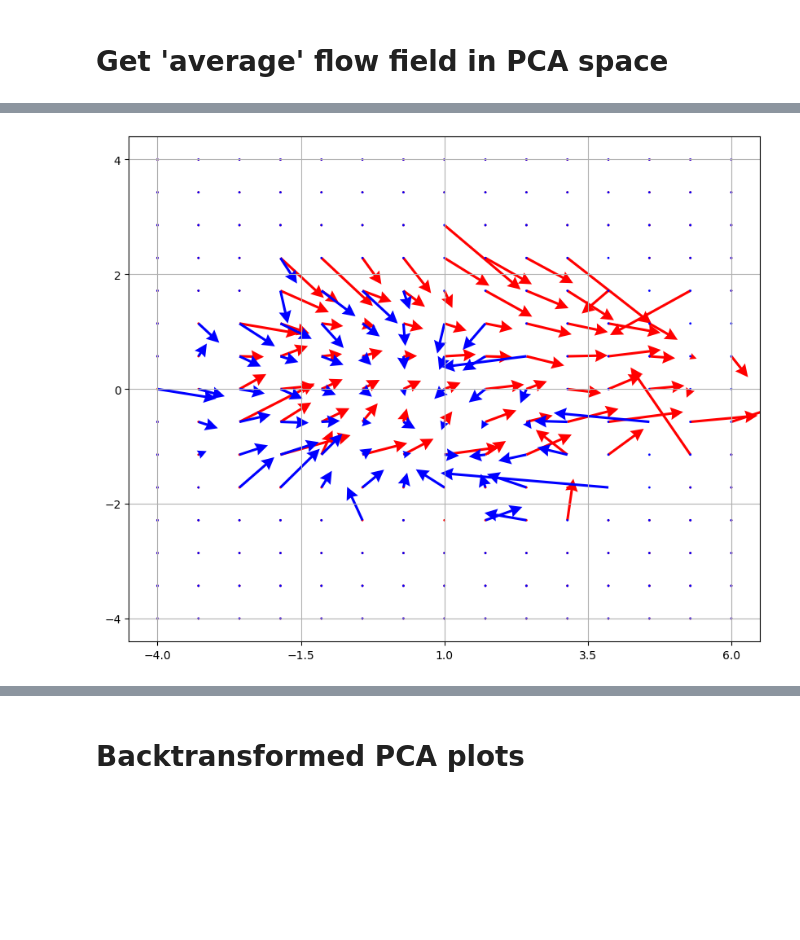
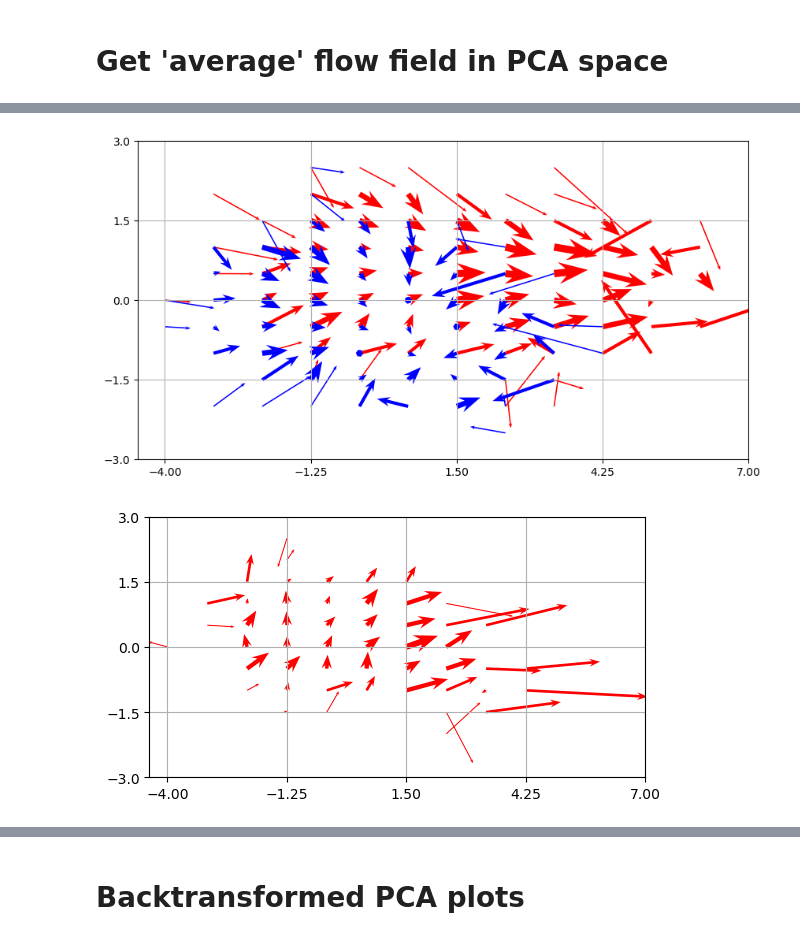
Before and after one commit to xies/mouse_skin_size_control, a Jupyter notebook: 2025_lineage_analysis/morphometrics/visualize_PCA_space.ipynb, the cells around one changed output, grey strips where cells are left out. Saved outputs shown, nothing was run; the diff lists cells and outputs as text; code cells hidden in the pictures; blank space fills up the shorter version.

Commit message:
updateing trajectroy visualization

```diff
--- a/2025_lineage_analysis/morphometrics/visualize_PCA_space.ipynb
+++ b/2025_lineage_analysis/morphometrics/visualize_PCA_space.ipynb
@@ -146,44 +241,58 @@ Type:      function
 # %%
 from visualization import plot_trajectory_as_streamlines
 
 fate_known = basals[basals['Fate known','Meta']]
 born_and_fate_known = fate_known[fate_known['Born','Meta']]
 will_divide = fate_known[fate_known['Will divide','Meta']]
 will_diff = fate_known[fate_known['Will differentiate','Meta']]
 
 # Get grid
 
 k = 0; k_name = f'PC{k}'; k_fieldname=f'shcoeff_{k_name}';
 l = 5; l_name = f'PC{l}'; l_fieldname=f'shcoeff_{l_name}';
 
-Xlim = [-4,6]; Nx = 15
-Ylim = [-4,4]; Ny = 15
-Xgrid = np.linspace(-4,6,5)
-Ygrid = np.linspace(-4,4,5)
+Xlim = [-4,7]; Nx = 13
+Ylim = [-3,3]; Ny = 13
+Xgrid = np.linspace(-4,7,5)
+Ygrid = np.linspace(-3,3,5)
 
 plt.figure(figsize=(10,10))
 
 df_ = will_divide.droplevel(axis=1,level=1)[[k_fieldname,l_fieldname]]
-XX,YY,UU,VV = plot_trajectory_as_streamlines(df_,k_fieldname,l_fieldname,
+XX,YY,UU,VV,NN = plot_trajectory_as_streamlines(df_,k_fieldname,l_fieldname,
                                x_bin_edges=Xlim,y_bin_edges=Ylim,Nx=Nx,Ny=Ny)
-# plt.streamplot(XX,YY,UU,VV,color='r')
-plt.quiver(XX,YY,UU,VV,scale=20,color='r',headwidth=5)
-# sb.scatterplot(df_,x=k_fieldname,y=l_fieldname,alpha=0.1)
+# plt.quiver(XX,YY,UU,VV,scale=12,color='r',headwidth=5)
+quiver_n(XX, YY, UU, VV, NN, 2, ax=None, nbins=4,color='r',headaxislength=3)
 
 df_ = will_diff.droplevel(axis=1,level=1)[[k_fieldname,l_fieldname]]
-XX,YY,UU,VV = plot_trajectory_as_streamlines(df_,k_fieldname,l_fieldname,
+XX,YY,UU,VV,NN = plot_trajectory_as_streamlines(df_,k_fieldname,l_fieldname,
                                x_bin_edges=Xlim,y_bin_edges=Ylim,Nx=Nx,Ny=Ny)
-# plt.streamplot(XX,YY,UU,VV,color='b')
-plt.quiver(XX,YY,UU,VV,scale=20,color='b',headwidth=5)
-# sb.scatterplot(df_,x=k_fieldname,y=l_fieldname,alpha=0.1)
-# plt.xlim(Xlim[0],Xlim[1]);plt.ylim(Ylim[0],Ylim[1]);
+# plt.quiver(XX,YY,UU,VV,scale=12,color='b',headwidth=5)
+quiver_n(XX, YY, UU, VV, NN, 2, ax=None, nbins=4,color='b',headaxislength=3)
 plt.gca().set_aspect('equal', 'box')
 plt.gca().set_xticks(Xgrid);plt.gca().set_yticks(Ygrid)
 plt.grid('both')
 
 plt.savefig(f'/Users/xies/Library/CloudStorage/OneDrive-Stanford/Skin/Mesa et al/Lineage models/Morphospace/pc{k}_pc{l}_quiver.svg')
+
+
+plt.figure()
+df_ = will_divide.droplevel(axis=1,level=1)[[k_fieldname,l_fieldname]]
+XX,YY,UU,VV,NN = plot_trajectory_as_streamlines(df_,k_fieldname,l_fieldname,
+                               x_bin_edges=Xlim,y_bin_edges=Ylim,Nx=Nx,Ny=Ny)
+df_ = will_diff.droplevel(axis=1,level=1)[[k_fieldname,l_fieldname]]
+XX,YY,UU_,VV_,NN_ = plot_trajectory_as_streamlines(df_,k_fieldname,l_fieldname,
+                               x_bin_edges=Xlim,y_bin_edges=Ylim,Nx=Nx,Ny=Ny)
+quiver_n(XX, YY, UU-UU_, VV-VV_, np.minimum(NN,NN_), 2, ax=None, nbins=4,color='r',headaxislength=3)
+
+plt.gca().set_aspect('equal', 'box')
+plt.gca().set_xticks(Xgrid);plt.gca().set_yticks(Ygrid)
+plt.grid('both')
+
+plt.savefig(f'/Users/xies/Library/CloudStorage/OneDrive-Stanford/Skin/Mesa et al/Lineage models/Morphospace/diff_pc{k}_pc{l}_quiver.svg')
 # %% [output]
-[figure, old version]
+[figure, new version]
+[figure, added]
 # %%
 mothers = basals[~np.isnan(basals['Num daughter differentiated','Meta'])]
 will_diff = mothers[mothers['At least one daughter differentiated','Meta'] == True]
```
Also changed, not shown: parts of 8 cells of this notebook, 2 other files.
